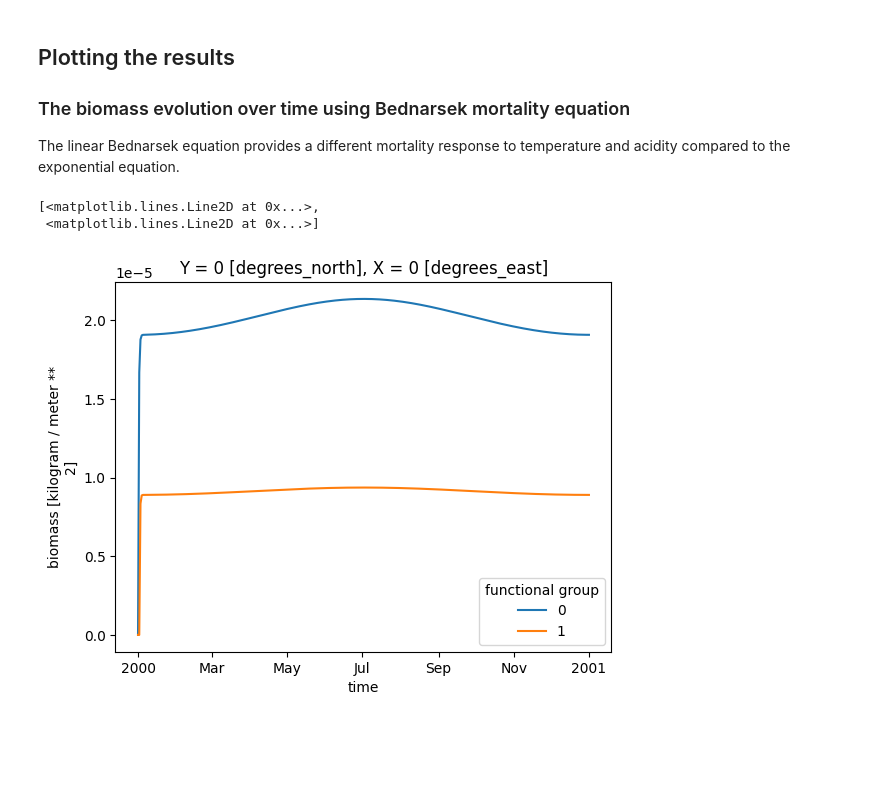
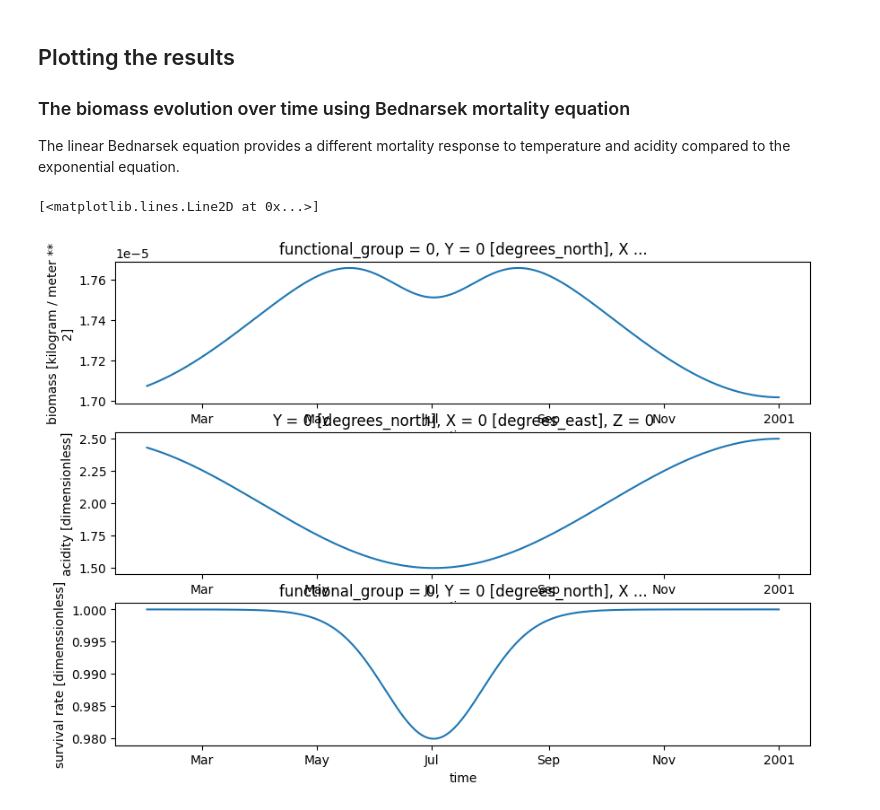
Before and after one commit to Ash12H/Seapopym, a Jupyter notebook: docs/notebooks/example_1d_model_bednarsek.ipynb, the cells around one changed output. Drawn from its saved outputs; the diff is of its cells as text; code cells hidden in the pictures; blank space fills up the shorter version.

```diff
--- a/docs/notebooks/example_1d_model_bednarsek.ipynb
+++ b/docs/notebooks/example_1d_model_bednarsek.ipynb
@@ -158,0 +100,28 @@ primary_production unit is milligram / day / meter ** 2, it will be converted to
+# %%
+f_groups = FunctionalGroupParameter(
+    functional_group=[
+        FunctionalGroupUnit(
+            name="Pteropod",
+            energy_transfert=0.1668,
+            migratory_type=MigratoryTypeParameter(day_layer=0, night_layer=0),
+            functional_type=FunctionalTypeParameter(
+                lambda_0=-19.4,
+                gamma_lambda_temperature=11.5,
+                gamma_lambda_acidity=-32.7,
+                survival_rate_0=13.49,
+                gamma_survival_rate_temperature=-2.475,
+                gamma_survival_rate_acidity=10.10,
+                tr_0=10.38,
+                gamma_tr=-0.11,
+            ),
+        )
+    ]
+)
+
+p_param = ForcingParameter(
+    temperature=ForcingUnit(forcing=dataset["temperature"]),
+    primary_production=ForcingUnit(forcing=dataset["primary_production"]),
+    acidity=ForcingUnit(forcing=dataset["acidity"]),
+)
+
+parameters = AcidityBedConfiguration(forcing=p_param, functional_group=f_groups)
@@ -166,4 +138,5 @@ with AcidityBedModel.from_configuration(configuration=parameters) as bednarsek_m
     bednarsek_model.run()
     display(bednarsek_model.state)
     biomass = bednarsek_model.state["biomass"]
+    state = bednarsek_model.state.copy()
 # %% [output]
@@ -190,9 +163,11 @@ Data variables: (12/31)
 ### The biomass evolution over time using Bednarsek mortality equation
 
 The linear Bednarsek equation provides a different mortality response to temperature and acidity compared to the exponential equation.
-# %%
-biomass.squeeze().plot.line(x="T", hue="functional_group")
-# %% [output]
-[<matplotlib.lines.Line2D at 0x...>,
- <matplotlib.lines.Line2D at 0x...>]
-[figure, removed]
+# %%
+fig, axes = plt.subplots(3, 1, figsize=(10, 7))
+biomass.sel(T=slice("2000-02-01", None)).squeeze().plot.line(x="T", hue="functional_group", ax=axes[0])
+state.sel(T=slice("2000-02-01", None)).acidity.plot(ax=axes[1])
+state.sel(T=slice("2000-02-01", None)).survival_rate.plot(ax=axes[2])
+# %% [output]
+[<matplotlib.lines.Line2D at 0x...>]
+[figure, added]
```
Also changed, not shown: parts of 6 cells of this notebook, 8 other files.
